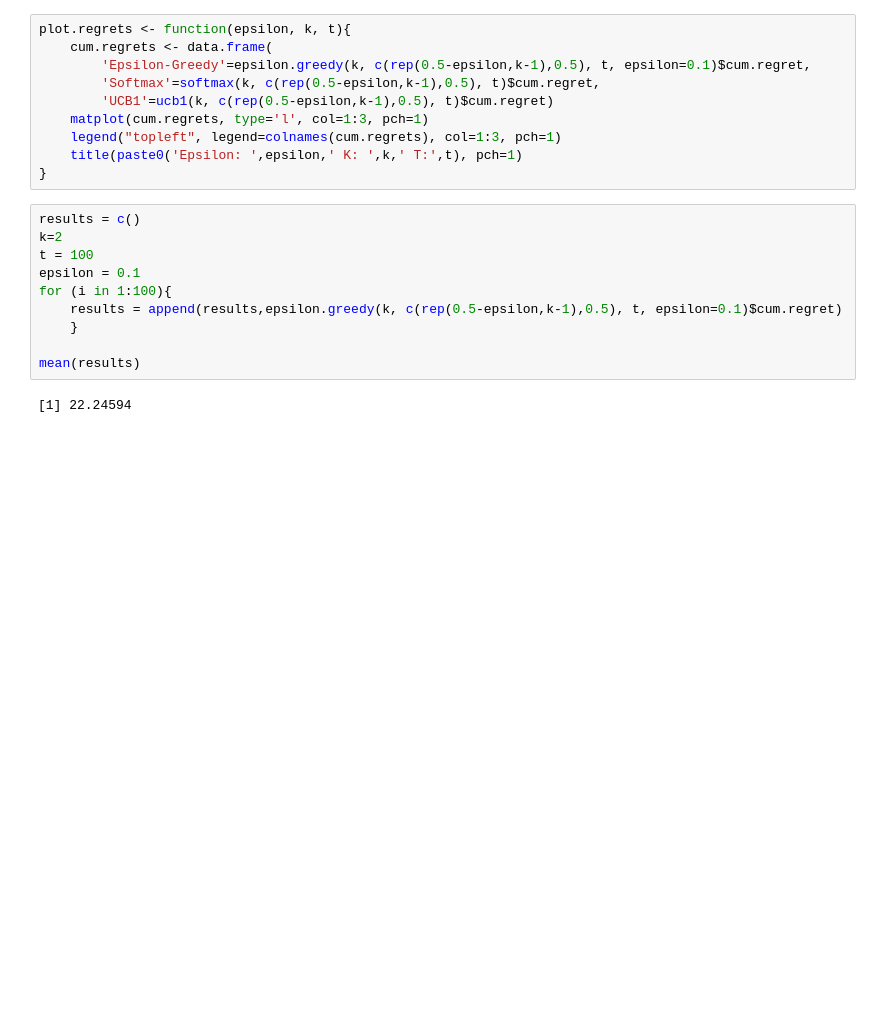
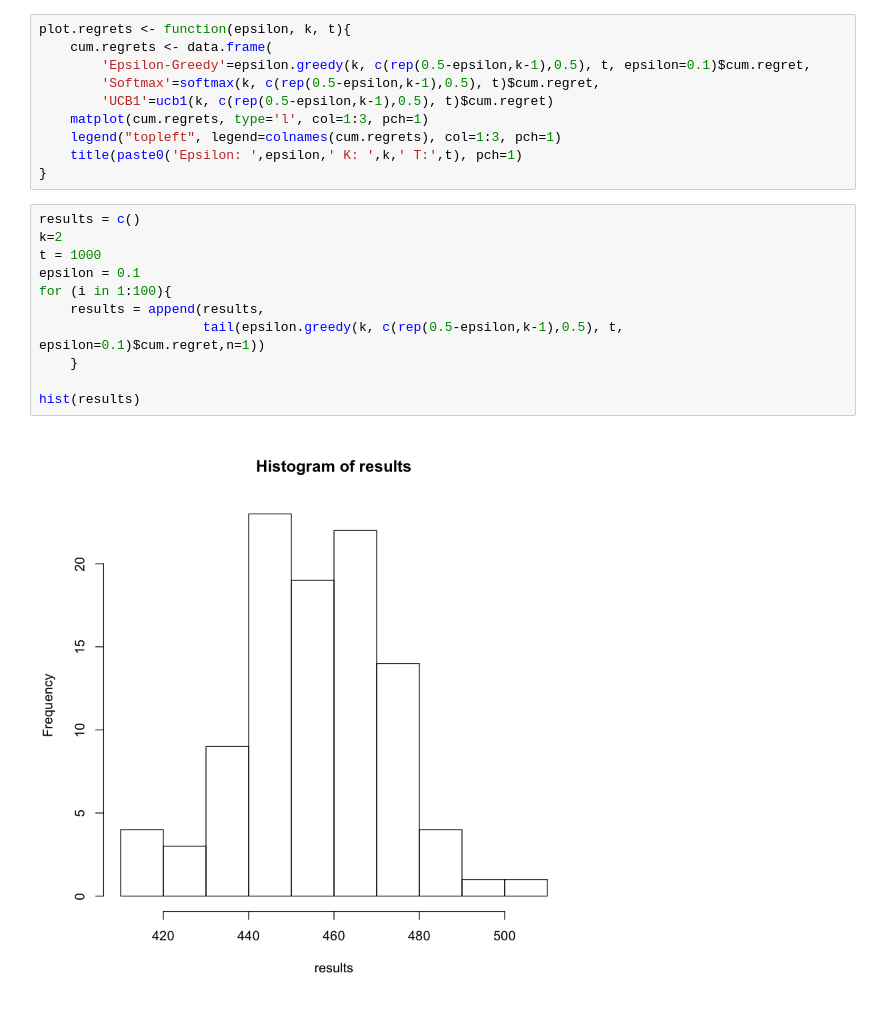
Before and after one commit to Westermann/bayes_opt, a Jupyter notebook: course_homework/Untitled.ipynb, the cells around one changed output. Drawn from its saved outputs; the diff is of its cells as text; blank space fills up the shorter version.

```diff
--- a/course_homework/Untitled.ipynb
+++ b/course_homework/Untitled.ipynb
@@ -17,15 +17,16 @@ plot.regrets <- function(epsilon, k, t){
 # %%
 results = c()
 k=2
-t = 100
+t = 1000
 epsilon = 0.1
 for (i in 1:100){
-    results = append(results,epsilon.greedy(k, c(rep(0.5-epsilon,k-1),0.5), t, epsilon=0.1)$cum.regret)
+    results = append(results,
+                     tail(epsilon.greedy(k, c(rep(0.5-epsilon,k-1),0.5), t, epsilon=0.1)$cum.regret,n=1))
     }
 
-mean(results)
+hist(results)
 # %% [output]
-[1] 22.24594
+[figure, added]
 # %%
 results = c()
 k=2
```
Also changed, not shown: parts of 2 cells of this notebook, 1 other file.
